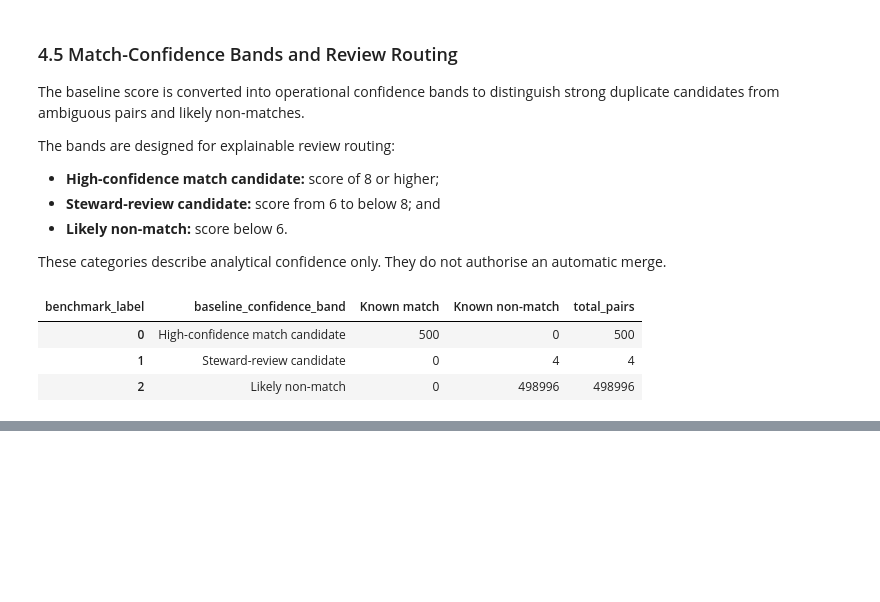
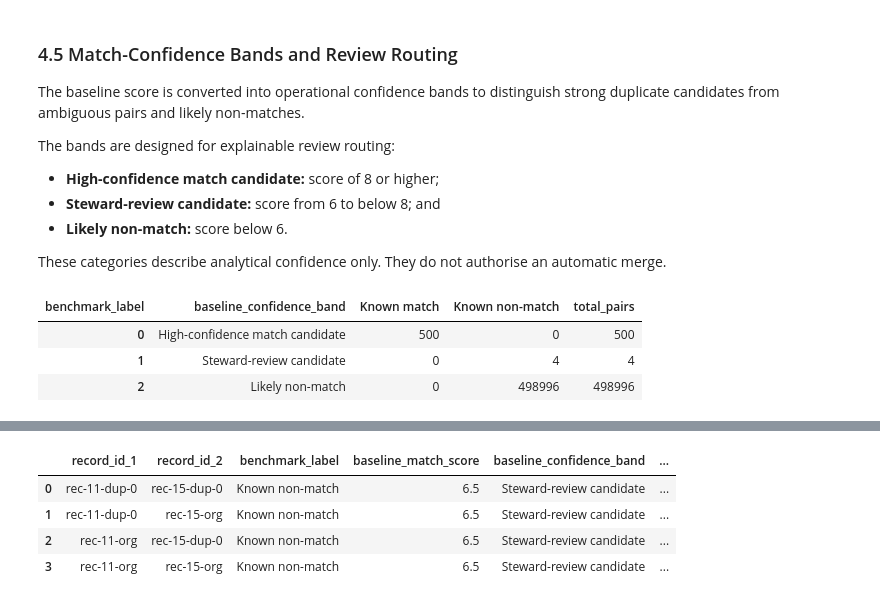
Before and after one commit to WaleBalogunK/Repository-name-entity-resolution-golden-record-lab, a Jupyter notebook: notebooks/01_data_acquisition_and_initial_audit.ipynb, the cells around one changed output, grey strips where cells are left out. Cells and saved outputs as stored; diff of their text form; code cells hidden in the pictures; blank space fills up the shorter version.

```diff
--- a/notebooks/01_data_acquisition_and_initial_audit.ipynb
+++ b/notebooks/01_data_acquisition_and_initial_audit.ipynb
@@ -4877,0 +5175,30 @@ baseline_band_summary
+# %%
+baseline_steward_review_queue = (
+    baseline_features[
+        baseline_features[
+            "baseline_confidence_band"
+        ]
+        == "Steward-review candidate"
+    ][boundary_review_columns]
+    .sort_values(
+        by=[
+            "baseline_match_score",
+            "record_id_1",
+            "record_id_2"
+        ],
+        ascending=[
+            False,
+            True,
+            True
+        ]
+    )
+    .reset_index(drop=True)
+)
+
+baseline_steward_review_queue
+# %% [output]
+|  | record_id_1 | record_id_2 | benchmark_label | baseline_match_score | baseline_confidence_band | ... |
+| 0 | rec-11-dup-0 | rec-15-dup-0 | Known non-match | 6.5 | Steward-review candidate | ... |
+| 1 | rec-11-dup-0 | rec-15-org | Known non-match | 6.5 | Steward-review candidate | ... |
+| 2 | rec-11-org | rec-15-dup-0 | Known non-match | 6.5 | Steward-review candidate | ... |
+| 3 | rec-11-org | rec-15-org | Known non-match | 6.5 | Steward-review candidate | ... |
```
Also changed, not shown: parts of 7 cells of this notebook.
